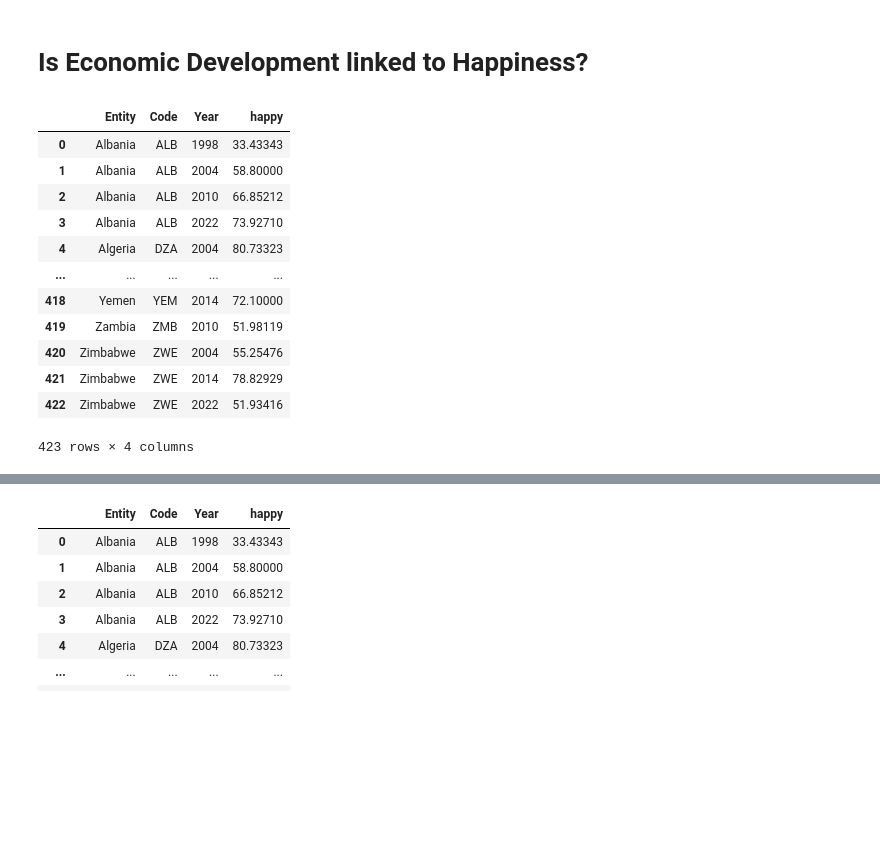
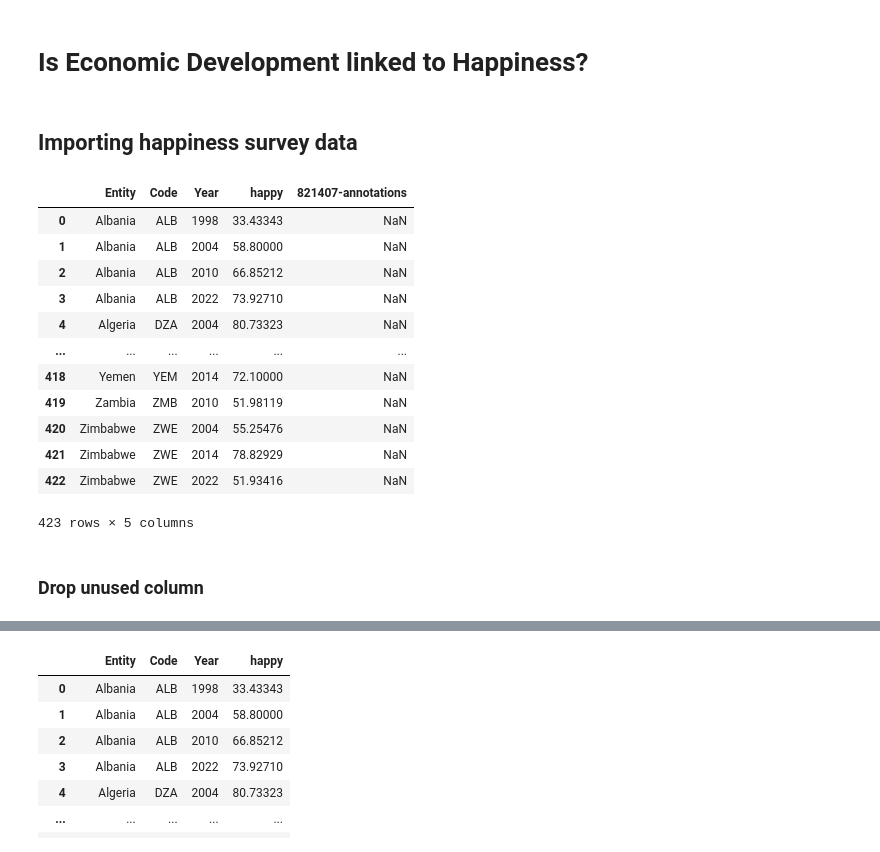
Before and after one commit to mathisjankovic/Correllation-between-GPD-evolution-and-happiness, a Jupyter notebook: GDPperCapvsHappiness.ipynb, the cells around one changed output, grey strips where cells are left out. Cells and saved outputs as stored; diff of their text form; code cells hidden in the pictures; blank space fills up the shorter version.

```diff
--- a/GDPperCapvsHappiness.ipynb
+++ b/GDPperCapvsHappiness.ipynb
@@ -1,25 +1,27 @@
 # %% [markdown]
 # Is Economic Development linked to Happiness?
+# %% [markdown]
+## Importing happiness survey data
 # %%
 import pandas as pd
 import requests
 
 happiness_raw = pd.read_csv("https://ourworldindata.org/grapher/share-of-people-who-say-they-are-happy.csv?v=1&csvType=full&useColumnShortNames=true", storage_options = {'User-Agent': 'Our World In Data data fetch/1.0'})
 
-happiness = happiness_raw.drop(columns='821407-annotations')
-
-happiness
+happiness_raw
 # %% [output]
-|  | Entity | Code | Year | happy |
-| 0 | Albania | ALB | 1998 | 33.43343 |
-| 1 | Albania | ALB | 2004 | 58.80000 |
-| 2 | Albania | ALB | 2010 | 66.85212 |
-| 3 | Albania | ALB | 2022 | 73.92710 |
-| 4 | Algeria | DZA | 2004 | 80.73323 |
-| ... | ... | ... | ... | ... |
-| 418 | Yemen | YEM | 2014 | 72.10000 |
-| 419 | Zambia | ZMB | 2010 | 51.98119 |
-| 420 | Zimbabwe | ZWE | 2004 | 55.25476 |
-| 421 | Zimbabwe | ZWE | 2014 | 78.82929 |
-| 422 | Zimbabwe | ZWE | 2022 | 51.93416 |
+|  | Entity | Code | Year | happy | 821407-annotations |
+| 0 | Albania | ALB | 1998 | 33.43343 | NaN |
+| 1 | Albania | ALB | 2004 | 58.80000 | NaN |
+| 2 | Albania | ALB | 2010 | 66.85212 | NaN |
+| 3 | Albania | ALB | 2022 | 73.92710 | NaN |
+| 4 | Algeria | DZA | 2004 | 80.73323 | NaN |
+| ... | ... | ... | ... | ... | ... |
+| 418 | Yemen | YEM | 2014 | 72.10000 | NaN |
+| 419 | Zambia | ZMB | 2010 | 51.98119 | NaN |
+| 420 | Zimbabwe | ZWE | 2004 | 55.25476 | NaN |
+| 421 | Zimbabwe | ZWE | 2014 | 78.82929 | NaN |
+| 422 | Zimbabwe | ZWE | 2022 | 51.93416 | NaN |
-423 rows × 4 columns
+423 rows × 5 columns
+# %% [markdown]
+### Drop unused column
```
Also changed, not shown: parts of 24 cells of this notebook.
